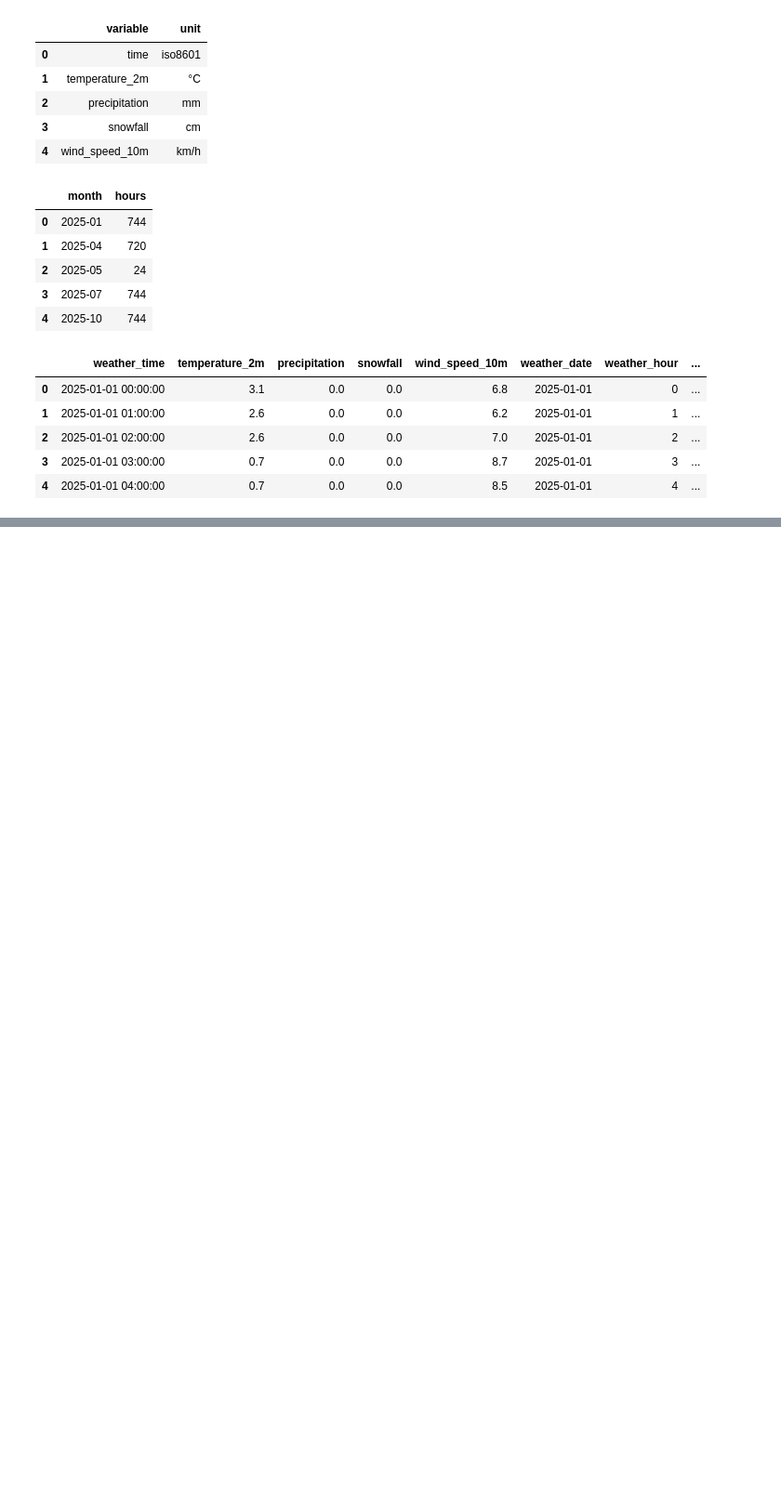
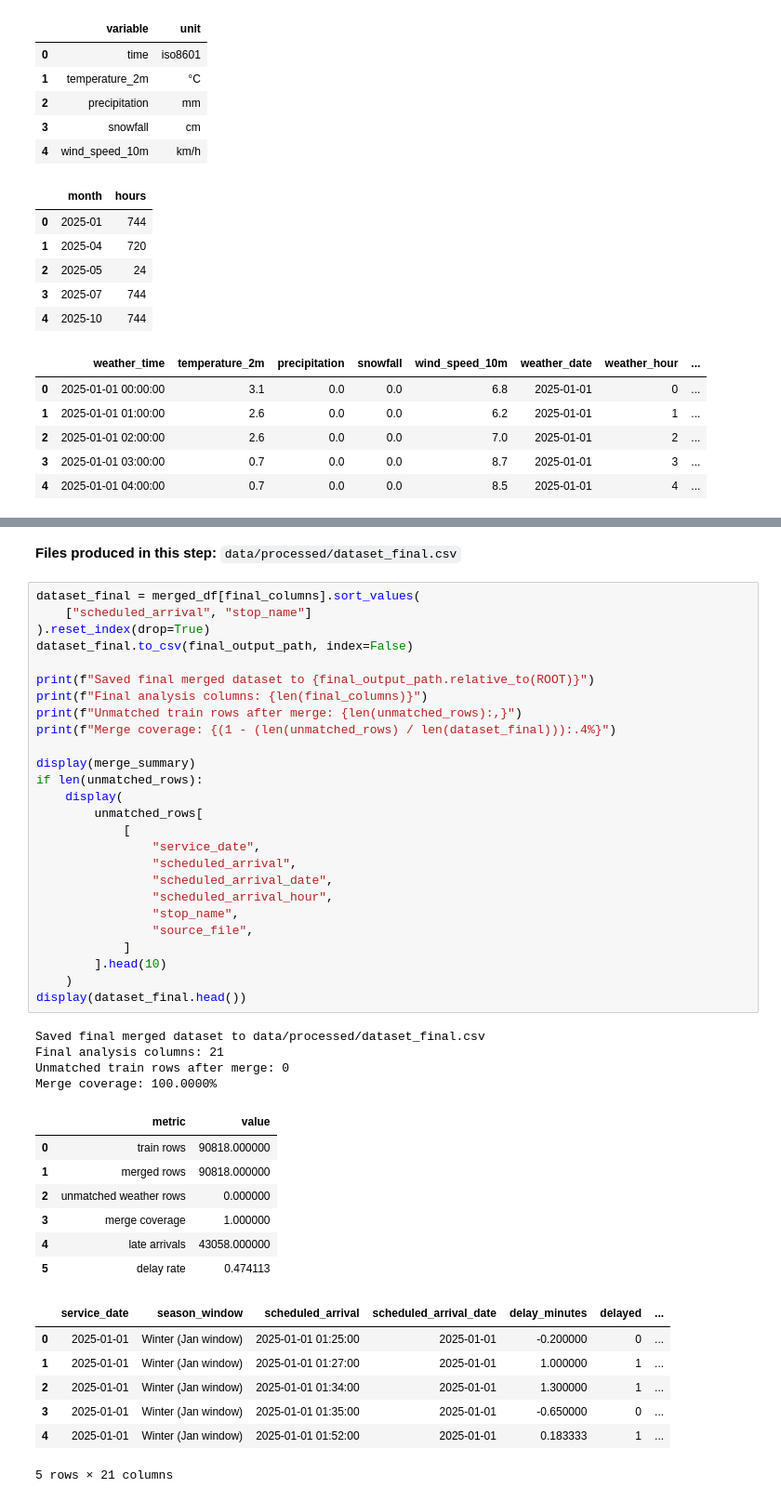
Before and after one commit to berenaydogan/DSA210-Project, a Jupyter notebook: notebooks/data_collection.ipynb, the cells around one changed output, grey strips where cells are left out. Shown at 93% size. Cells and saved outputs as stored; diff of their text form; blank space fills up the shorter version.

Commit message:
feat: add final merge step to combine train arrival and weather data

```diff
--- a/notebooks/data_collection.ipynb
+++ b/notebooks/data_collection.ipynb
@@ -1041,0 +1131,47 @@ Hourly weather rows: 2,976 (expected 2,976)
+# %% [markdown]
+**Files produced in this step:** `data/processed/dataset_final.csv`
+# %%
+dataset_final = merged_df[final_columns].sort_values(
+    ["scheduled_arrival", "stop_name"]
+).reset_index(drop=True)
+dataset_final.to_csv(final_output_path, index=False)
+
+print(f"Saved final merged dataset to {final_output_path.relative_to(ROOT)}")
+print(f"Final analysis columns: {len(final_columns)}")
+print(f"Unmatched train rows after merge: {len(unmatched_rows):,}")
+print(f"Merge coverage: {(1 - (len(unmatched_rows) / len(dataset_final))):.4%}")
+
+display(merge_summary)
+if len(unmatched_rows):
+    display(
+        unmatched_rows[
+            [
+                "service_date",
+                "scheduled_arrival",
+                "scheduled_arrival_date",
+                "scheduled_arrival_hour",
+                "stop_name",
+                "source_file",
+            ]
+        ].head(10)
+    )
+display(dataset_final.head())
+# %% [output]
+Saved final merged dataset to data/processed/dataset_final.csv
+Final analysis columns: 21
+Unmatched train rows after merge: 0
+Merge coverage: 100.0000%
+|  | metric | value |
+| 0 | train rows | 90818.000000 |
+| 1 | merged rows | 90818.000000 |
+| 2 | unmatched weather rows | 0.000000 |
+| 3 | merge coverage | 1.000000 |
+| 4 | late arrivals | 43058.000000 |
+| 5 | delay rate | 0.474113 |
+|  | service_date | season_window | scheduled_arrival | scheduled_arrival_date | delay_minutes | delayed | ... |
+| 0 | 2025-01-01 | Winter (Jan window) | 2025-01-01 01:25:00 | 2025-01-01 | -0.200000 | 0 | ... |
+| 1 | 2025-01-01 | Winter (Jan window) | 2025-01-01 01:27:00 | 2025-01-01 | 1.000000 | 1 | ... |
+| 2 | 2025-01-01 | Winter (Jan window) | 2025-01-01 01:34:00 | 2025-01-01 | 1.300000 | 1 | ... |
+| 3 | 2025-01-01 | Winter (Jan window) | 2025-01-01 01:35:00 | 2025-01-01 | -0.650000 | 0 | ... |
+| 4 | 2025-01-01 | Winter (Jan window) | 2025-01-01 01:52:00 | 2025-01-01 | 0.183333 | 1 | ... |
+5 rows × 21 columns
```
Also changed, not shown: parts of 2 cells of this notebook, 1 other file.
